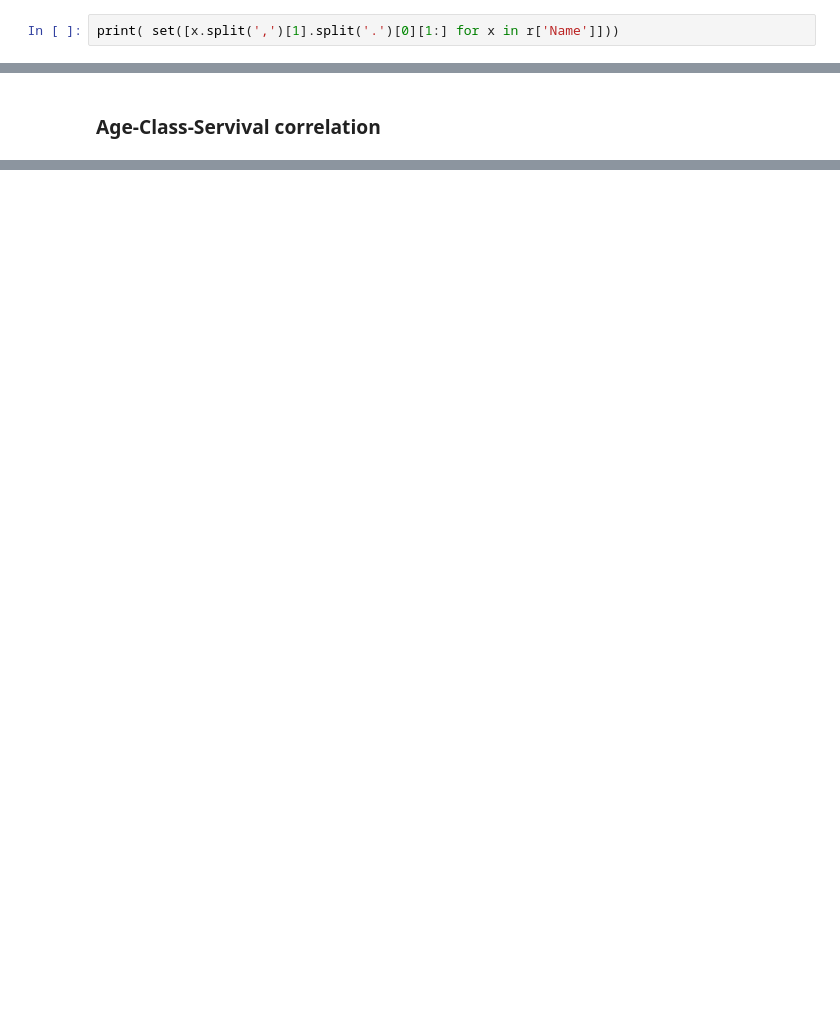
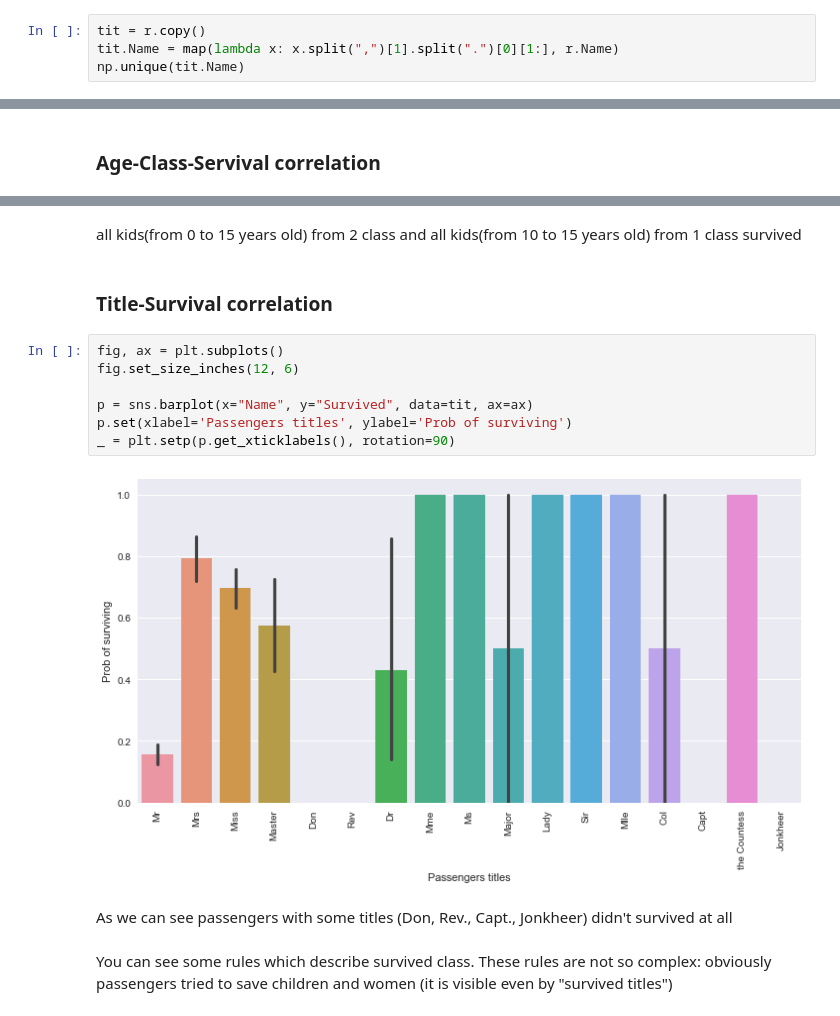
Before and after one commit to Marrry1327/ML-DM, a Jupyter notebook: Lab #1 Intoduction to instruments.ipynb, the cells around one changed output, grey strips where cells are left out. Cells and saved outputs as stored; diff of their text form; blank space fills up the shorter version.

```diff
--- a/Lab #1 Intoduction to instruments.ipynb
+++ b/Lab #1 Intoduction to instruments.ipynb
@@ -95,5 +95,7 @@ len(passclass.get_group(1))
 # %% [markdown]
 Titles
 # %%
-print( set([x.split(',')[1].split('.')[0][1:] for x in r['Name']]))
+tit = r.copy()
+tit.Name = map(lambda x: x.split(",")[1].split(".")[0][1:], r.Name)
+np.unique(tit.Name)
 # %% [output]
@@ -267,0 +277,17 @@ _ = plt.setp(p.get_xticklabels(), rotation=90)
+# %% [markdown]
+all kids(from 0 to 15 years old) from 2 class and all kids(from 10 to 15 years old) from 1 class survived
+# %% [markdown]
+### Title-Survival correlation
+# %%
+fig, ax = plt.subplots()
+fig.set_size_inches(12, 6)
+
+p = sns.barplot(x="Name", y="Survived", data=tit, ax=ax)
+p.set(xlabel='Passengers titles', ylabel='Prob of surviving')
+_ = plt.setp(p.get_xticklabels(), rotation=90)
+# %% [output]
+[figure, added]
+# %% [markdown]
+As we can see passengers with some titles (Don, Rev., Capt., Jonkheer) didn't survived at all
+# %% [markdown]
+You can see some rules which describe survived class. These rules are not so complex: obviously passengers tried to save children and women (it is visible even by "survived titles")
```
Also changed, not shown: parts of 13 cells of this notebook.
